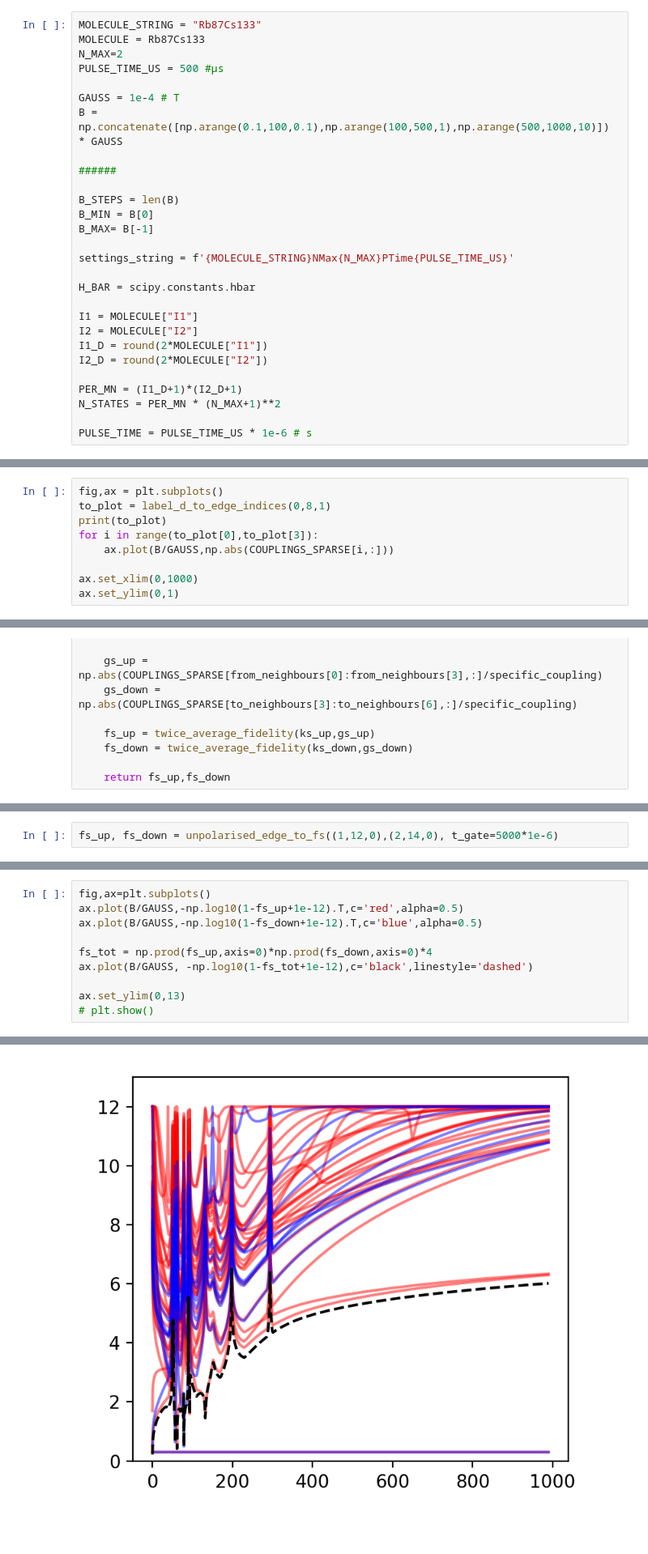
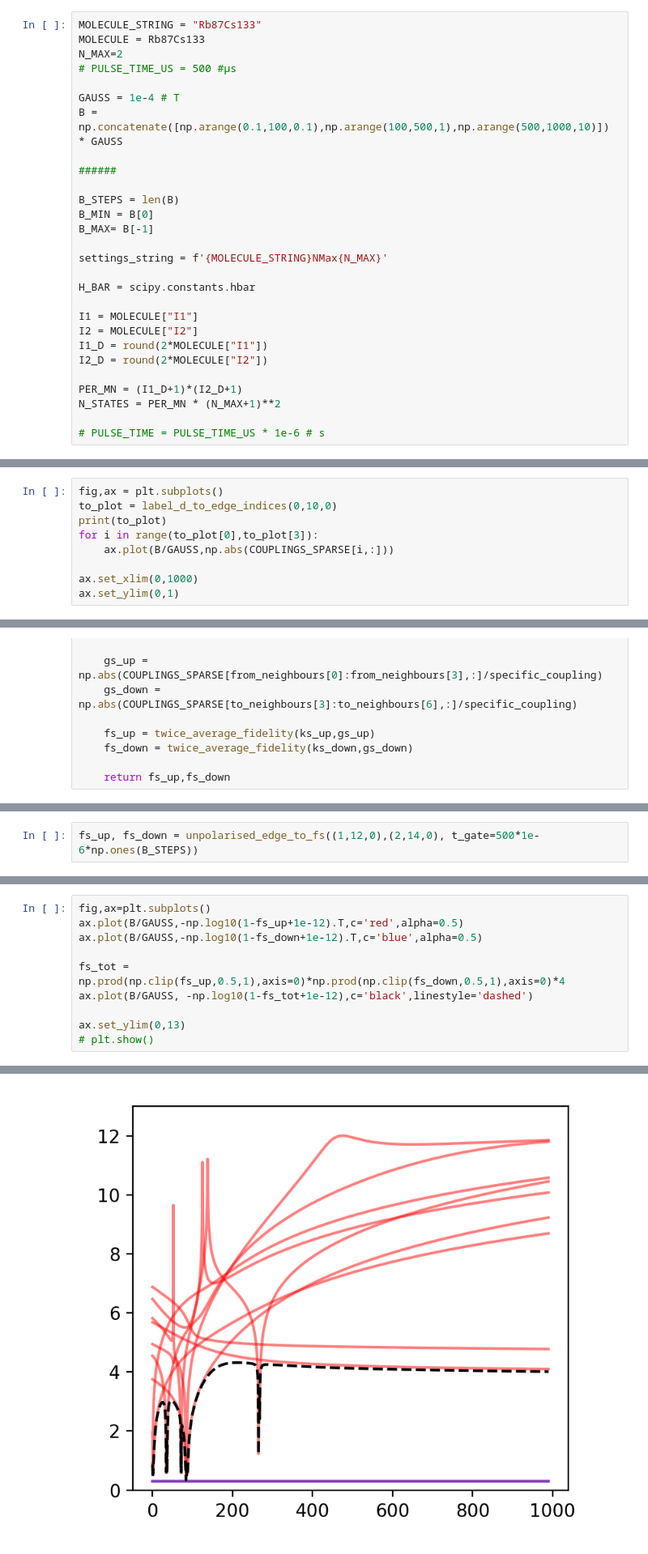
Before and after one commit to tomhepz/MolecularEnergyLevels, a Jupyter notebook: notebooks/precompute.ipynb, the cells around one changed output, grey strips where cells are left out. Shown at 81% size. Cells and saved outputs as stored; diff of their text form.

```diff
--- a/notebooks/precompute.ipynb
+++ b/notebooks/precompute.ipynb
@@ -33,7 +33,7 @@ plt.rcParams['figure.dpi'] = 200
 MOLECULE_STRING = "Rb87Cs133"
 MOLECULE = Rb87Cs133
 N_MAX=2
-PULSE_TIME_US = 500 #μs
+# PULSE_TIME_US = 500 #μs
 
 GAUSS = 1e-4 # T
 B = np.concatenate([np.arange(0.1,100,0.1),np.arange(100,500,1),np.arange(500,1000,10)]) * GAUSS
@@ -44,7 +44,7 @@ B_STEPS = len(B)
 B_MIN = B[0]
 B_MAX= B[-1]
 
-settings_string = f'{MOLECULE_STRING}NMax{N_MAX}PTime{PULSE_TIME_US}'
+settings_string = f'{MOLECULE_STRING}NMax{N_MAX}'
 
 H_BAR = scipy.constants.hbar
 
@@ -56,7 +56,7 @@ I2_D = round(2*MOLECULE["I2"])
 PER_MN = (I1_D+1)*(I2_D+1)
 N_STATES = PER_MN * (N_MAX+1)**2
 
-PULSE_TIME = PULSE_TIME_US * 1e-6 # s
+# PULSE_TIME = PULSE_TIME_US * 1e-6 # s
 # %% [markdown]
 # Generate canonical label & sparse edge ordering
 # %%
@@ -232,7 +228,7 @@ label_d_to_edge_indices(0,10,0)
 [918, 921, 927, 928, 928, 928, 928]
 # %%
 fig,ax = plt.subplots()
-to_plot = label_d_to_edge_indices(0,8,1)
+to_plot = label_d_to_edge_indices(0,10,0)
 print(to_plot)
 for i in range(to_plot[0],to_plot[3]):
     ax.plot(B/GAUSS,np.abs(COUPLINGS_SPARSE[i,:]))
@@ -407,2 +399,2 @@ E_TO_DELTA_PRE = (500*1e-6)/(H_BAR)
 # %%
-fs_up, fs_down = unpolarised_edge_to_fs((1,12,0),(2,14,0), t_gate=5000*1e-6)
+fs_up, fs_down = unpolarised_edge_to_fs((1,12,0),(2,14,0), t_gate=500*1e-6*np.ones(B_STEPS))
@@ -411,16 +401,16 @@ TypeError: 'float' object is not subscriptable
 # %%
 fig,ax=plt.subplots()
 ax.plot(B/GAUSS,-np.log10(1-fs_up+1e-12).T,c='red',alpha=0.5)
 ax.plot(B/GAUSS,-np.log10(1-fs_down+1e-12).T,c='blue',alpha=0.5)
 
-fs_tot = np.prod(fs_up,axis=0)*np.prod(fs_down,axis=0)*4
+fs_tot = np.prod(np.clip(fs_up,0.5,1),axis=0)*np.prod(np.clip(fs_down,0.5,1),axis=0)*4
 ax.plot(B/GAUSS, -np.log10(1-fs_tot+1e-12),c='black',linestyle='dashed')
 
 ax.set_ylim(0,13)
 # plt.show()
 # %% [output]
 (0.0, 13.0)
-[figure, old version]
+[figure, new version]
 # %%
 states = [(1,8,3),(0,8,1),(1,6,2)]
 desired_indices = [label_d_to_node_index(*label) for label in states]
```
Also changed, not shown: parts of 10 cells of this notebook, 16 other files.
